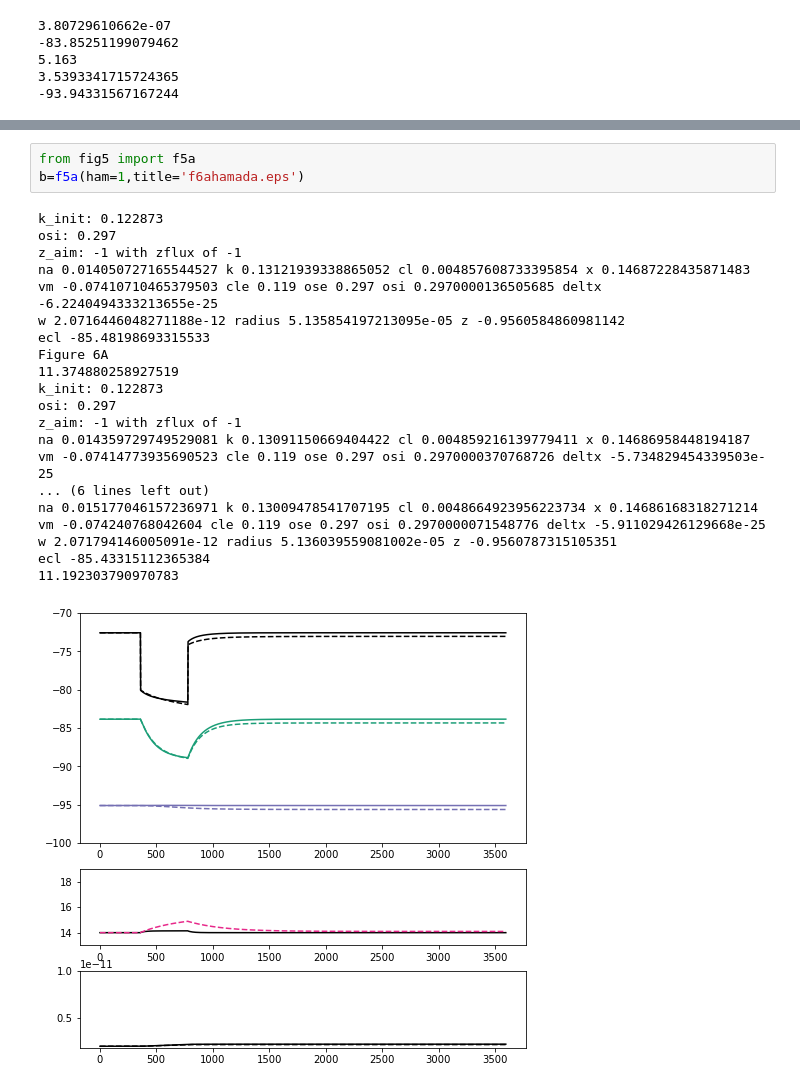
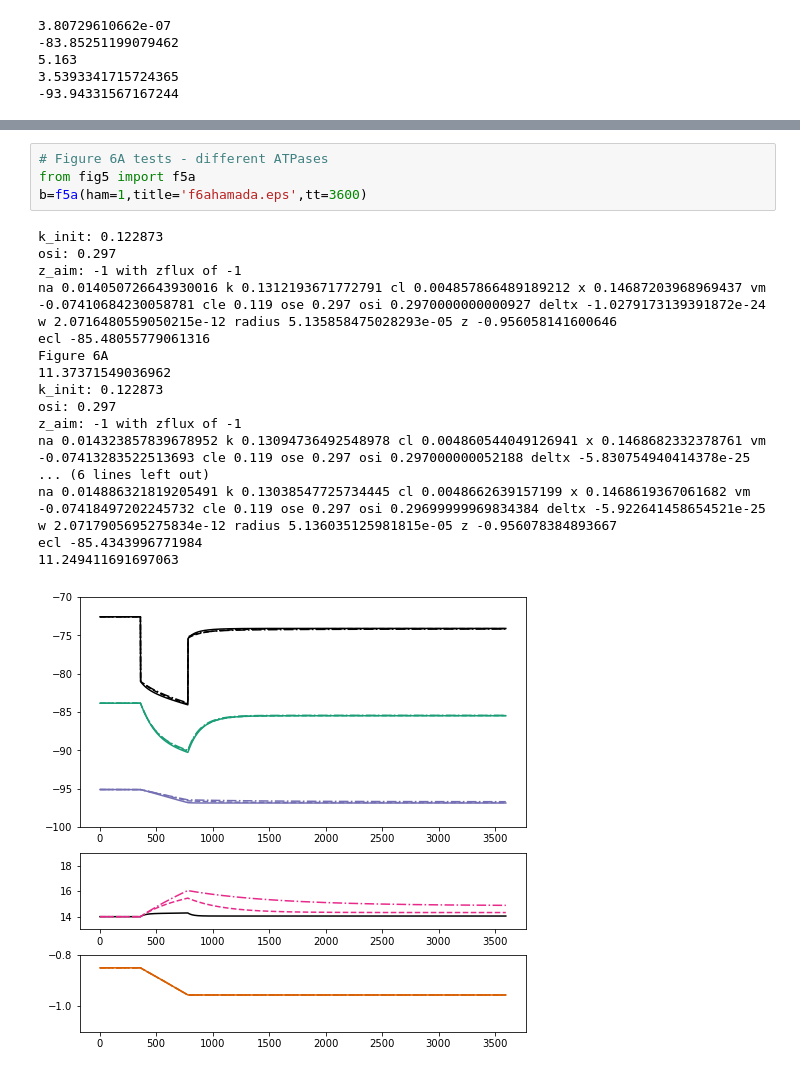
Before and after one commit to kiradust/model-of-neuronal-chloride-homeostasis, a Jupyter notebook: Supplement.ipynb, the cells around one changed output, grey strips where cells are left out. Saved outputs shown, nothing was run; the diff lists cells and outputs as text.

```diff
--- a/Supplement.ipynb
+++ b/Supplement.ipynb
@@ -315,24 +306,25 @@ na 0.014097775496101557 k 0.12527266944046145 cl 0.005070428114035824 x 0.158006
 1800
 [figure]
 # %%
+# Figure 6A tests - different ATPases
 from fig5 import f5a
-b=f5a(ham=1,title='f6ahamada.eps')
+b=f5a(ham=1,title='f6ahamada.eps',tt=3600)
 # %% [output]
 k_init: 0.122873
 osi: 0.297
 z_aim: -1 with zflux of -1
-na 0.014050727165544527 k 0.13121939338865052 cl 0.004857608733395854 x 0.14687228435871483 vm -0.07410710465379503 cle 0.119 ose 0.297 osi 0.2970000136505685 deltx -6.2240494333213655e-25
-w 2.0716446048271188e-12 radius 5.135854197213095e-05 z -0.9560584860981142
-ecl -85.48198693315533
+na 0.014050726643930016 k 0.1312193671772791 cl 0.004857866489189212 x 0.14687203968969437 vm -0.07410684230058781 cle 0.119 ose 0.297 osi 0.2970000000000927 deltx -1.0279173139391872e-24
+w 2.0716480559050215e-12 radius 5.135858475028293e-05 z -0.956058141600646
+ecl -85.48055779061316
 Figure 6A
-11.374880258927519
+11.37371549036962
 k_init: 0.122873
 osi: 0.297
 z_aim: -1 with zflux of -1
-na 0.014359729749529081 k 0.13091150669404422 cl 0.004859216139779411 x 0.14686958448194187 vm -0.07414773935690523 cle 0.119 ose 0.297 osi 0.2970000370768726 deltx -5.734829454339503e-25
+na 0.014323857839678952 k 0.13094736492548978 cl 0.004860544049126941 x 0.1468682332378761 vm -0.07413283522513693 cle 0.119 ose 0.297 osi 0.297000000052188 deltx -5.830754940414378e-25
 ... (6 lines left out)
-na 0.015177046157236971 k 0.13009478541707195 cl 0.0048664923956223734 x 0.14686168318271214 vm -0.074240768042604 cle 0.119 ose 0.297 osi 0.2970000071548776 deltx -5.911029426129668e-25
-w 2.071794146005091e-12 radius 5.136039559081002e-05 z -0.9560787315105351
-ecl -85.43315112365384
-11.192303790970783
+na 0.014886321819205491 k 0.13038547725734445 cl 0.0048662639157199 x 0.1468619367061682 vm -0.07418497202245732 cle 0.119 ose 0.297 osi 0.29699999969834384 deltx -5.922641458654521e-25
+w 2.0717905695275834e-12 radius 5.136035125981815e-05 z -0.956078384893667
+ecl -85.4343996771984
+11.249411691697063
-[figure, old version]
+[figure, new version]
```
Also changed, not shown: parts of 7 cells of this notebook.
